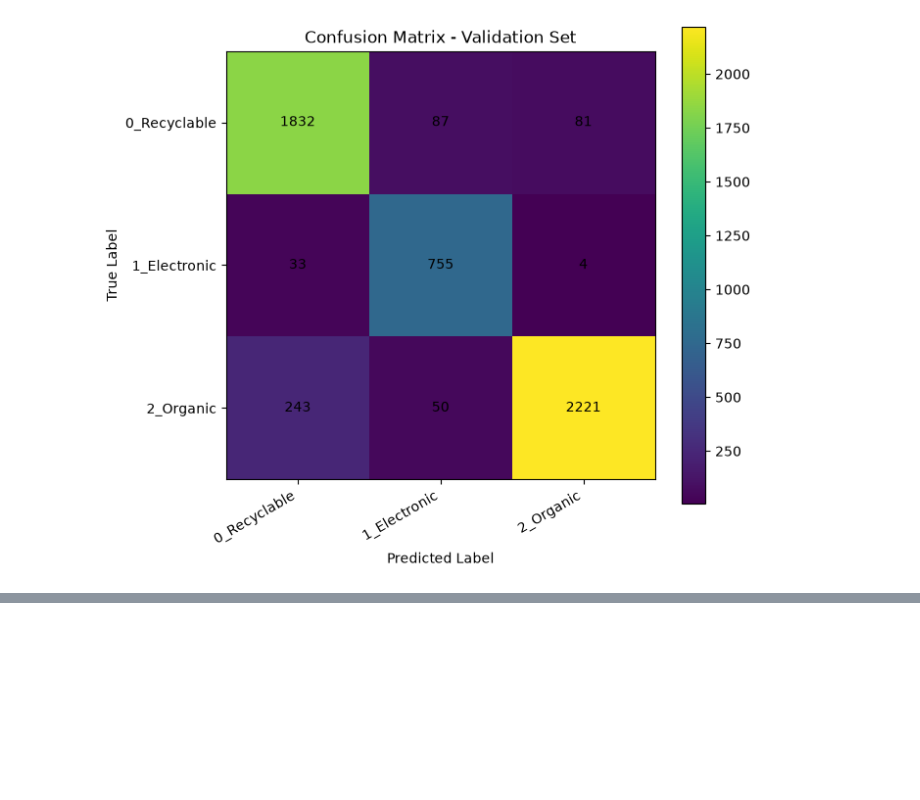
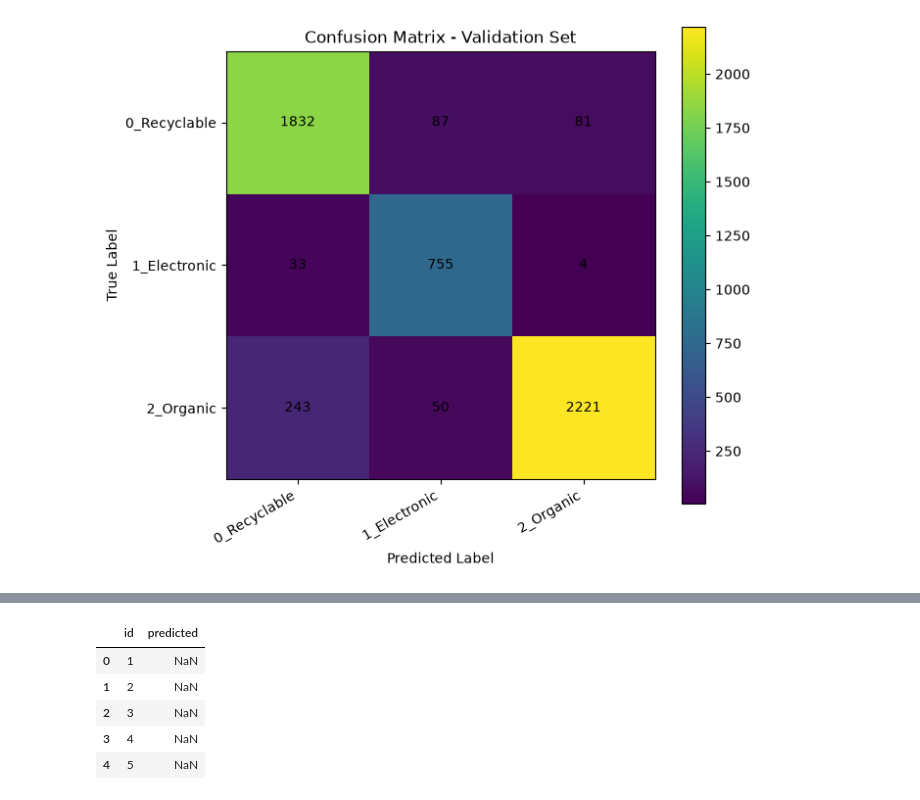
Before and after one commit to viannarka/BDC2026, a Jupyter notebook: notebooks/03_Baseline_Training.ipynb, the cells around one changed output, grey strips where cells are left out. Saved outputs shown, nothing was run; the diff lists cells and outputs as text; code cells hidden in the pictures; blank space fills up the shorter version.

```diff
--- a/notebooks/03_Baseline_Training.ipynb
+++ b/notebooks/03_Baseline_Training.ipynb
@@ -870,0 +905,17 @@ Confusion Matrix:
+# %%
+# ============================================================
+# CELL 12A — SET ULANG FOLDER MODEL
+# ============================================================
+
+from pathlib import Path
+
+PROJECT_ROOT = Path.cwd()
+
+if PROJECT_ROOT.name.lower() == "notebooks":
+    PROJECT_ROOT = PROJECT_ROOT.parent
+
+MODEL_DIR = PROJECT_ROOT / "models"
+MODEL_DIR.mkdir(parents=True, exist_ok=True)
+
+print("PROJECT_ROOT:", PROJECT_ROOT)
+print("MODEL_DIR   :", MODEL_DIR)
@@ -870,0 +1046,47 @@ Confusion Matrix:
+# %%
+# ============================================================
+# CELL 14 — CEK FORMAT FILE SUBMISSION
+# ============================================================
+
+possible_submission_files = []
+
+search_dirs = [
+    PROJECT_ROOT,
+    DATA_DIR,
+    DATA_DIR / "submission",
+    SUBMISSION_DIR
+]
+
+for folder in search_dirs:
+    if folder.exists():
+        possible_submission_files.extend(list(folder.glob("*.csv")))
+        possible_submission_files.extend(list(folder.glob("*.xlsx")))
+        possible_submission_files.extend(list(folder.glob("*.xls")))
+
+print("File kandidat submission yang ditemukan:")
+
+if len(possible_submission_files) == 0:
+    print("Tidak ada file submission template yang ditemukan.")
+else:
+    for i, file_path in enumerate(possible_submission_files):
+        print(f"{i}. {file_path}")
+
+    sample_submission_path = possible_submission_files[0]
+
+    print("\nFile yang dibaca sebagai contoh format:")
+    print(sample_submission_path)
+
+    if sample_submission_path.suffix.lower() == ".csv":
+        sample_submission_df = pd.read_csv(sample_submission_path)
+    else:
+        sample_submission_df = pd.read_excel(sample_submission_path)
+
+    print("\nShape sample submission:")
+    print(sample_submission_df.shape)
+
+    print("\nKolom sample submission:")
+    print(sample_submission_df.columns.tolist())
+
+    print("\nContoh isi sample submission:")
+    display(sample_submission_df.head())
+# %% [output]
@@ -870,0 +1106,6 @@ Confusion Matrix:
+|  | id | predicted |
+| 0 | 1 | NaN |
+| 1 | 2 | NaN |
+| 2 | 3 | NaN |
+| 3 | 4 | NaN |
+| 4 | 5 | NaN |
```
Also changed, not shown: parts of 9 cells of this notebook.
